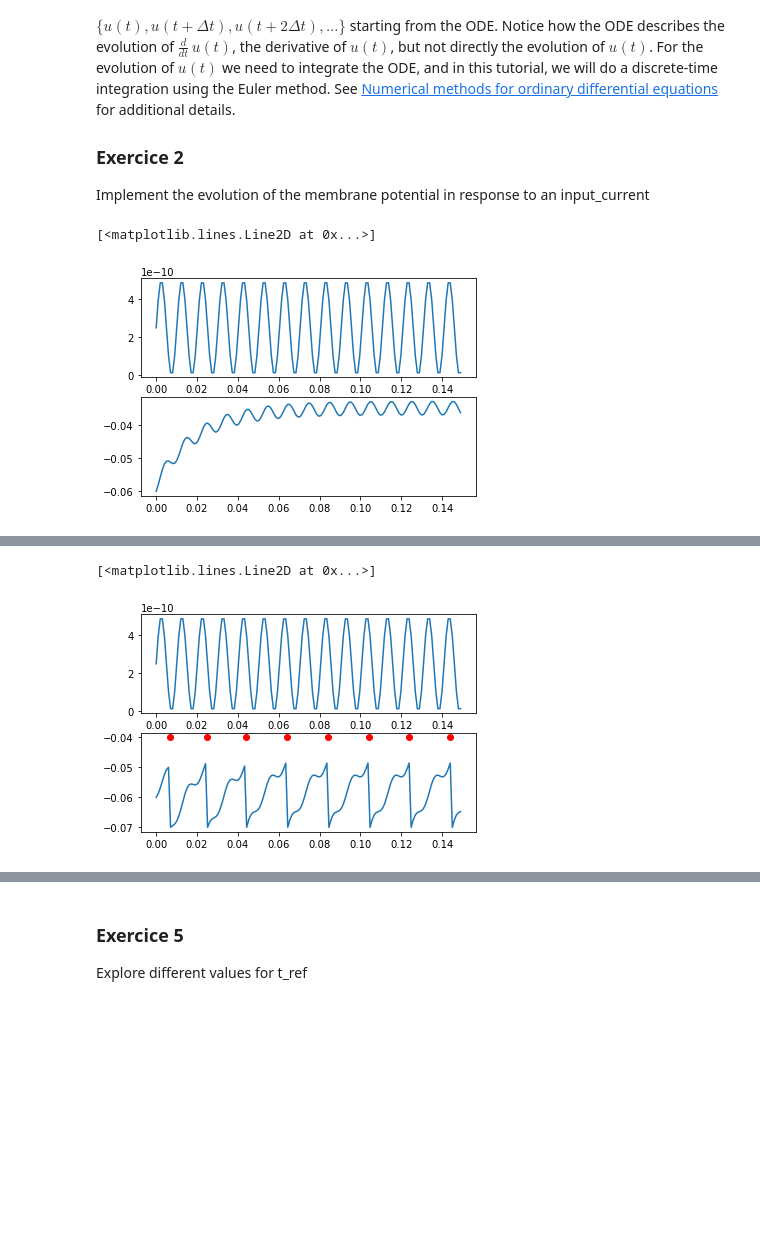
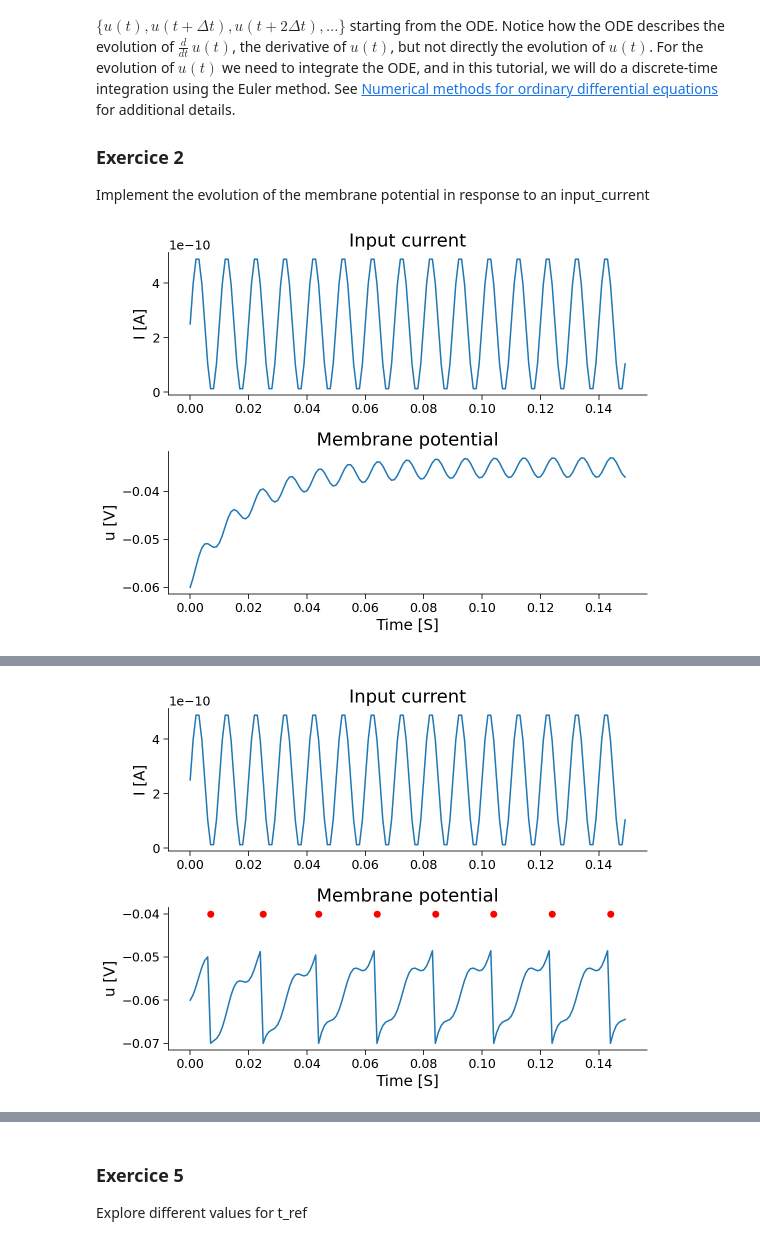
Before and after one commit to fblondiaux/LGBIO2072-2020, a Jupyter notebook: TP1-LIF/LIF-Tute.ipynb, the cells around one changed output, grey strips where cells are left out. Cells and saved outputs as stored; diff of their text form; code cells hidden in the pictures; blank space fills up the shorter version.

Commit message:
Chnangements cosmétiques
Je suis repassée dans tout pour ajouter des commentaires / changer des plots,  ...
Il me reste à finir l'exo 8 et le bonus + d'éventuels autres bonus

```diff
--- a/TP1-LIF/LIF-Tute.ipynb
+++ b/TP1-LIF/LIF-Tute.ipynb
@@ -93,27 +91,29 @@ This operation is an integration since we obtain a sequence $\{u(t), u(t+\Delta
 ### Exercice 2
 Implement the evolution of the membrane potential in response to an input_current
 # %%
-def membranePot(input_current, step_end,dt, tau= 20e-3 , urest= -60e-3 , r= 100e6): #TODO Add a description of function and remove content.
-    u = np.zeros(step_end)
+def membranePot(input_current, t, tau= 20e-3 , urest= -60e-3 , r= 100e6): #TODO Add a description of function and remove content.
+    dt = t[1]-t[0]
+    u = np.zeros(len(input_current))
     u[0]=urest
-    for step in range(0,step_end-1):
-        u[step+1]=u[step] +dt/tau * ( -u[step] + urest +r* input_current[step+1])
+    for step in range(0,len(input_current)-1):
+        u[step+1]=u[step] + dt/tau * ( -u[step] + urest +r* input_current[step+1])
     return u
 
 #Generates a random input current
 t_max = 150e-3   # second
 dt = 1e-3        # second
-step_end = int(t_max / dt) - 1
-input_current = syn_in(np.arange(0,149e-3,dt))
-u = membranePot(input_current, step_end, dt)
-t_range = np.linspace(0, t_max, num=step_end, endpoint=False)
+t_range = np.arange(0,t_max,dt)
+input_current = syn_in(t_range)
+u = membranePot(input_current, t_range)
 
-fig, axs = plt.subplots(2) #Todo IMPROVE THE PLOTs
+fig, axs = plt.subplots(2)
 axs[0].plot(t_range,input_current)
+axs[0].set(title = "Input current", ylabel = "I [A]")
 axs[1].plot(t_range,u)
+axs[1].set(title = "Membrane potential", ylabel = "u [V]", xlabel= "Time [S]")
+plt.show()
 # %% [output]
-[<matplotlib.lines.Line2D at 0x...>]
-[figure, old version]
+[figure, new version]
 # %% [markdown]
 ---
 # Introduce spikes
@@ -141,12 +141,13 @@ Input :  input_current: a vector containing the input current [A]
 Output: u: the membrane potential at each time step
 Output: ts: the timing at which the neurone spiked
 """
-def simple_LIF(input_current, step_end,dt,  tau= 20e-3 , urest= -60e-3 , r= 100e6, ureset = -70e-3 \
+def simple_LIF(input_current,t,  tau= 20e-3 , urest= -60e-3 , r= 100e6, ureset = -70e-3 \
                ,theta = -50e-3 ): #TODO Add a description of function and remove content.
     ts = []
-    u = np.zeros(step_end)
+    dt = t[1]-t[0]
+    u = np.zeros(len(input_current))
     u[0]=urest
-    for step in range(0,step_end-1):
+    for step in range(0,len(input_current)-1):
         if u[step] > theta:
             u[step+1] = ureset
             ts.append((step+1)*dt)
@@ -154,18 +155,21 @@ def simple_LIF(input_current, step_end,dt,  tau= 20e-3 , urest= -60e-3 , r= 100e
             u[step+1]=u[step] -dt/tau * (u[step]-urest) + r*dt/tau * input_current[step]
     return u, ts
 
-step_end = int(t_max / dt) - 1
-input_current = syn_in(np.arange(0,149e-3,dt))
-u ,ts = simple_LIF(input_current, step_end, dt)
-t_range = np.linspace(0, t_max, num=step_end, endpoint=False)
+t_max = 150e-3   # second
+dt = 1e-3        # second
+t_range = np.arange(0,t_max,dt)
+input_current = syn_in(t_range)
+u ,ts = simple_LIF(input_current, t_range)
 
-fig, axs = plt.subplots(2) #Todo IMPROVE THE PLOTs
+fig, axs = plt.subplots(2)
 axs[0].plot(t_range,input_current)
+axs[0].set(title = "Input current", ylabel = "I [A]")
 axs[1].plot(t_range,u)
 axs[1].plot(ts,np.ones(len(ts))*-40e-3,'r.',markersize=12)
+axs[1].set(title = "Membrane potential", ylabel = "u [V]", xlabel= "Time [S]")
+plt.show()
 # %% [output]
-[<matplotlib.lines.Line2D at 0x...>]
-[figure, old version]
+[figure, new version]
 # %% [markdown]
 ---
 # Refractory period
```
Also changed, not shown: parts of 12 cells of this notebook.
